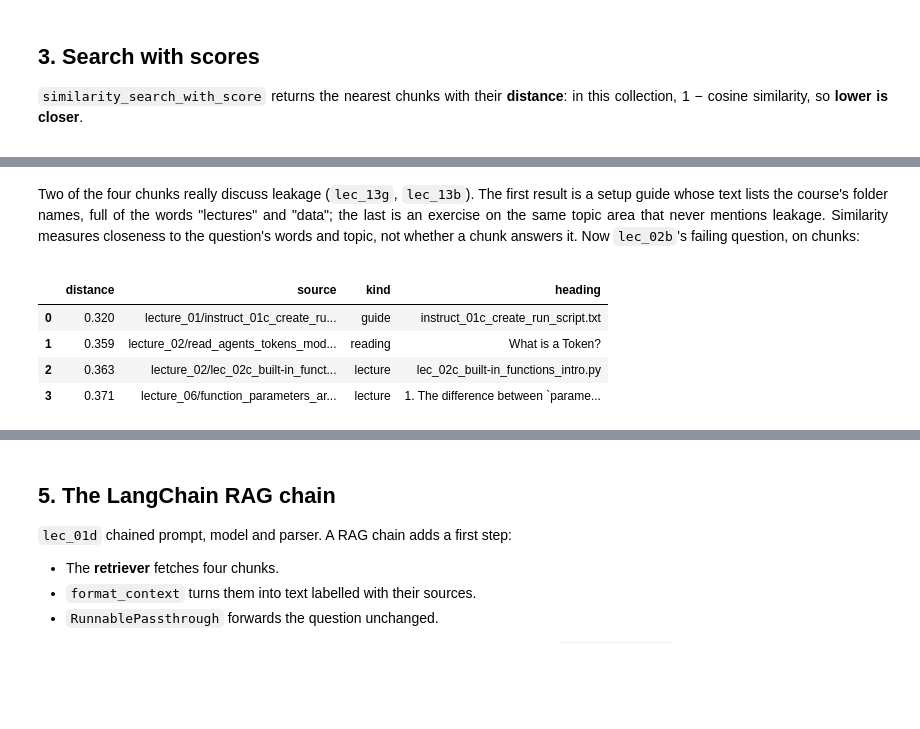
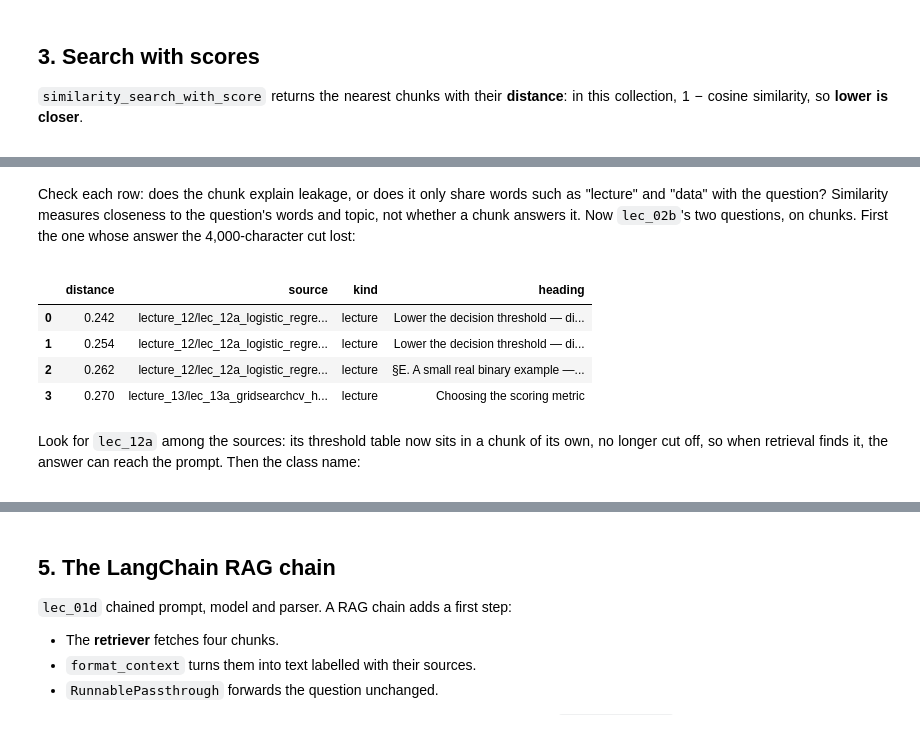
Before and after one commit to argythana/teach-llm-system, a Jupyter notebook: lecture_02_embeddings_rag_vector_store/reading_material/lec_02d_chroma_retriever_langchain_rag.ipynb, the cells around one changed output, grey strips where cells are left out. Saved outputs shown, nothing was run; the diff lists cells and outputs as text; code cells hidden in the pictures; blank space fills up the shorter version.

```diff
--- a/lecture_02_embeddings_rag_vector_store/reading_material/lec_02d_chroma_retriever_langchain_rag.ipynb
+++ b/lecture_02_embeddings_rag_vector_store/reading_material/lec_02d_chroma_retriever_langchain_rag.ipynb
@@ -200,16 +198,25 @@ show(store.similarity_search_with_score("Which lecture covers data leakage?", k=
 # %% [markdown]
 <div style="text-align: justify; max-width: 90ch">
 
-Two of the four chunks really discuss leakage (`lec_13g`, `lec_13b`). The first result is a setup guide whose text lists the course's folder names, full of the words "lectures" and "data";
-the last is an exercise on the same topic area that never mentions leakage. Similarity measures closeness to the question's words and topic, not whether a chunk answers it.
-Now `lec_02b`'s failing question, on chunks:
+Check each row: does the chunk explain leakage, or does it only share words such as "lecture" and "data" with the question?
+Similarity measures closeness to the question's words and topic, not whether a chunk answers it. Now `lec_02b`'s two questions, on chunks.
+First the one whose answer the 4,000-character cut lost:
 
 </div>
 # %%
-show(store.similarity_search_with_score("What does GridSearchCV do?", k=4))
+HEART_QUESTION = "In the heart-disease screening example, what recall does the model reach at threshold 0.3?"
+
+show(store.similarity_search_with_score(HEART_QUESTION, k=4))
 # %% [output]
 |  | distance | source | kind | heading |
-| 0 | 0.320 | lecture_01/instruct_01c_create_ru... | guide | instruct_01c_create_run_script.txt |
-| 1 | 0.359 | lecture_02/read_agents_tokens_mod... | reading | What is a Token? |
-| 2 | 0.363 | lecture_02/lec_02c_built-in_funct... | lecture | lec_02c_built-in_functions_intro.py |
-| 3 | 0.371 | lecture_06/function_parameters_ar... | lecture | 1. The difference between `parame... |
+| 0 | 0.242 | lecture_12/lec_12a_logistic_regre... | lecture | Lower the decision threshold — di... |
+| 1 | 0.254 | lecture_12/lec_12a_logistic_regre... | lecture | Lower the decision threshold — di... |
+| 2 | 0.262 | lecture_12/lec_12a_logistic_regre... | lecture | §E. A small real binary example —... |
+| 3 | 0.270 | lecture_13/lec_13a_gridsearchcv_h... | lecture | Choosing the scoring metric |
+# %% [markdown]
+<div style="text-align: justify; max-width: 90ch">
+
+Look for `lec_12a` among the sources: its threshold table now sits in a chunk of its own, no longer cut off, so when retrieval finds it,
+the answer can reach the prompt. Then the class name:
+
+</div>
```
Also changed, not shown: parts of 24 cells of this notebook, 7 other files.
